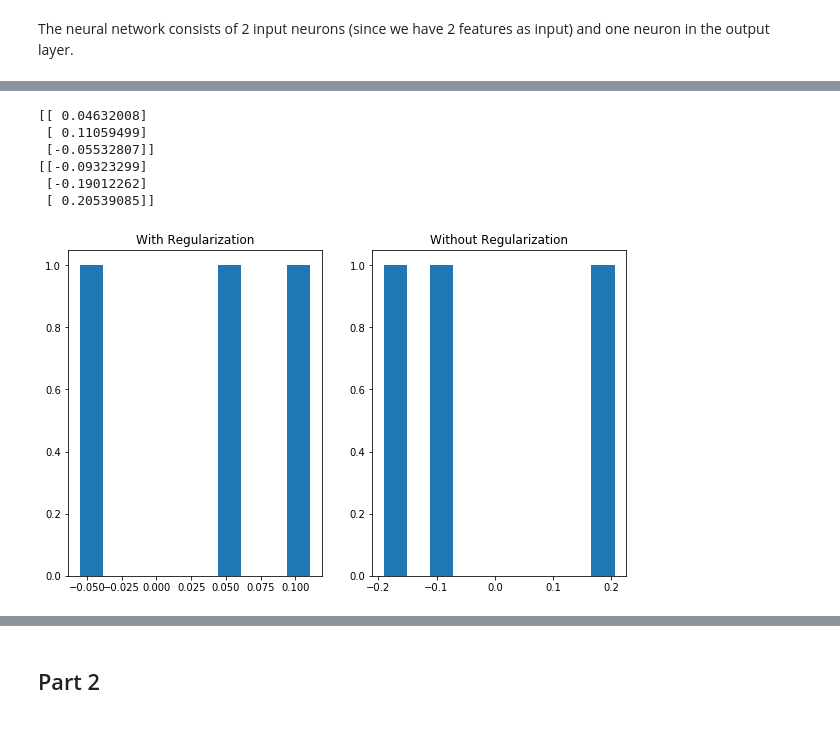
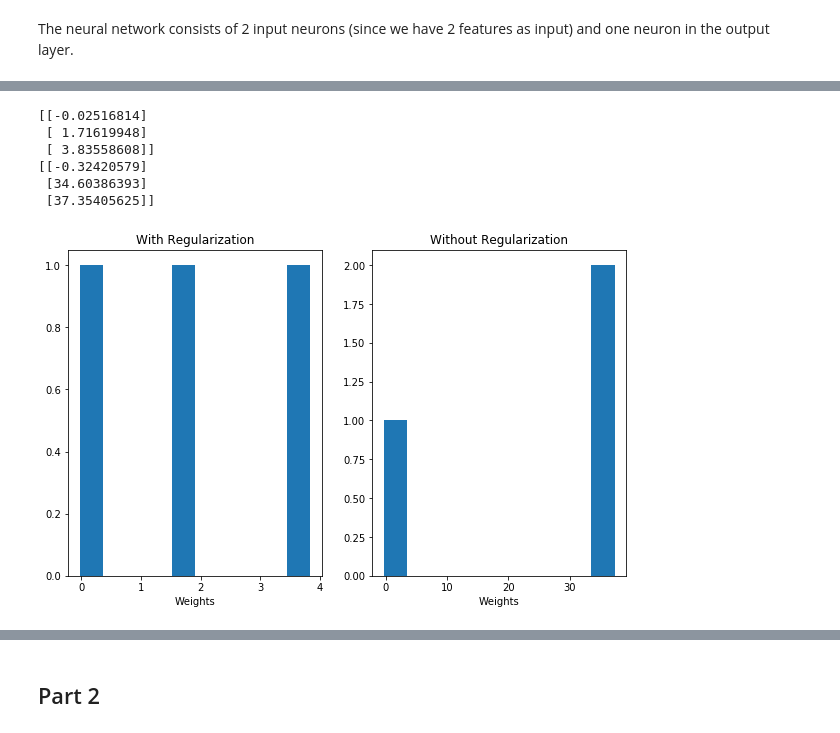
Before and after one commit to HansBambel/DeepLearning2019, a Jupyter notebook: Assignment1/DL2019 Assignment-1.ipynb, the cells around one changed output, grey strips where cells are left out. Cells and saved outputs as stored; diff of their text form; code cells hidden in the pictures.

```diff
--- a/Assignment1/DL2019 Assignment-1.ipynb
+++ b/Assignment1/DL2019 Assignment-1.ipynb
@@ -123,7 +123,7 @@ class NN:
         self.maxEpochs = epochs
         self.errors = []
         # weight initialization is in range -4*sqrt(6/numNeuronsInLayer) and +4*sqrt(6/numNeuronsInLayer)
-        self.weights = np.random.uniform(-4*np.sqrt(6.0/4), 4*np.sqrt(6.0/4), size=(3, 1))
+        self.weights = np.random.uniform(-4*np.sqrt(6.0/3), 4*np.sqrt(6.0/3), size=(3, 1))
 
     def forwardPass(self, x):
         if len(x.shape) == 1:
@@ -146,17 +146,17 @@ class NN:
             epochs += 1
             totalError = 0.0
             samples = np.random.permutation(samples)
-            updateWeights = np.zeros((3, 1))
-            for i, sample in enumerate(samples):
-                sample = np.expand_dims(sample, axis=0)
-                pred = self.forwardPass(sample)
 
-                regTerm = self.lamReg/2 *np.sum(self.weights**2) if self.regularization else 0
-                gradient = self.lossFunction(pred, targets[i], derived=True) * self.inp.T + regTerm
-                self.weights -= self.learning_rate * -gradient
+            regTerm = self.lamReg/2 *np.sum(self.weights**2) if self.regularization else 0
+            loss = self.logLossFunction(self.forwardPass(samples).T, np.expand_dims(targets, axis=0), False)
 
-                totalError += np.abs(self.logLossFunction(pred, targets[i]))
+            gradient0 = loss * samples[:, 0]
+            gradient1 = loss * samples[:, 1]
 
+            self.weights[1] -= self.learning_rate * -np.mean(gradient0) + regTerm
+            self.weights[2] -= self.learning_rate * -np.mean(gradient1) + regTerm
+
+            totalError = np.sum(np.abs(loss))
             self.errors.append(totalError)
             if epochs%100 == 0:
                 print(f'Error in epoch {epochs}: {totalError}')
@@ -169,22 +169,26 @@ class NN:
 
     def lossFunction(self, pred, target, derived=False):
         if not derived:
-            return 0.5*(target-pred)**2
+            return -0.5*(target-pred)**2
         else:
-            return (target-pred)
+            return -(target-pred)
 
 
     def logLossFunction(self, pred, target, derived=False):
         if not derived:
-                return -target*np.log(pred)-(1-target)*np.log(1-pred)
+            # this is to avoid NaNs
+            pred[pred == 0.0] += 0.0001
+            pred[pred == 1.0] -= 0.0001
+            return -target*np.log(pred)-(1-target)*np.log(1-pred)
         else:
             return -(target-pred)
 # %%
-def trainNN(samples, features, learning_rate, epochs, regularization, regularizationTerm=None):
+def trainNN(samples, featuresToDelete, learning_rate, epochs, regularization, regularizationTerm=None):
     # Putting these in vector shapes
     nn = NN(learning_rate, epochs, regularization, regularizationTerm)
+    print(f'Weights at the start: {nn.weights}')
     # only use features 0 and 2
-    data = np.delete(samples, features, axis=1)
+    data = np.delete(samples, featuresToDelete, axis=1)
     data = np.random.permutation(data)
     data_train = data[:int(0.8*len(data))]
     # print(data_train)
@@ -195,12 +199,10 @@ def trainNN(samples, features, learning_rate, epochs, regularization, regulariza
     # test
     test_error = np.mean(np.abs(data_test[:, 2] - nn.forwardPass(data_test[:, :2]))**2)
 
-    test_error = test_error/len(data_test)
+#     test_error = test_error/len(data_test)
     print(f'Test Error: {test_error}')
 
-    # Somehow he only learns to predict 0.5
-    # Something is off...
     n=10
-    print(f'Target: {data[n, 2]} prediction: {nn.forwardPass(data[n, :2])}')
+    print(f'Target: {data_test[:, 2]} prediction: {nn.forwardPass(data_test[:, :2])}')
     print(f'Weights: {nn.weights}')
     return nn
@@ -245,21 +253,23 @@ Weights: [[-0.09323299]
 # %%
 # look at weights --> are they huge?
 # what if regularization is used?
 print(nn.weights)
 print(nn2.weights)
 plt.figure(figsize=(10,6))
 plt.subplot(121)
 plt.title("With Regularization")
+plt.xlabel('Weights')
 plt.hist(nn.weights)
 plt.subplot(122)
 plt.title("Without Regularization")
+plt.xlabel('Weights')
 plt.hist(nn2.weights)
 plt.show()
 # %% [output]
-[[ 0.04632008]
- [ 0.11059499]
- [-0.05532807]]
-[[-0.09323299]
- [-0.19012262]
- [ 0.20539085]]
+[[-0.02516814]
+ [ 1.71619948]
+ [ 3.83558608]]
+[[-0.32420579]
+ [34.60386393]
+ [37.35405625]]
-[figure, old version]
+[figure, new version]
```
Also changed, not shown: parts of 9 cells of this notebook.
